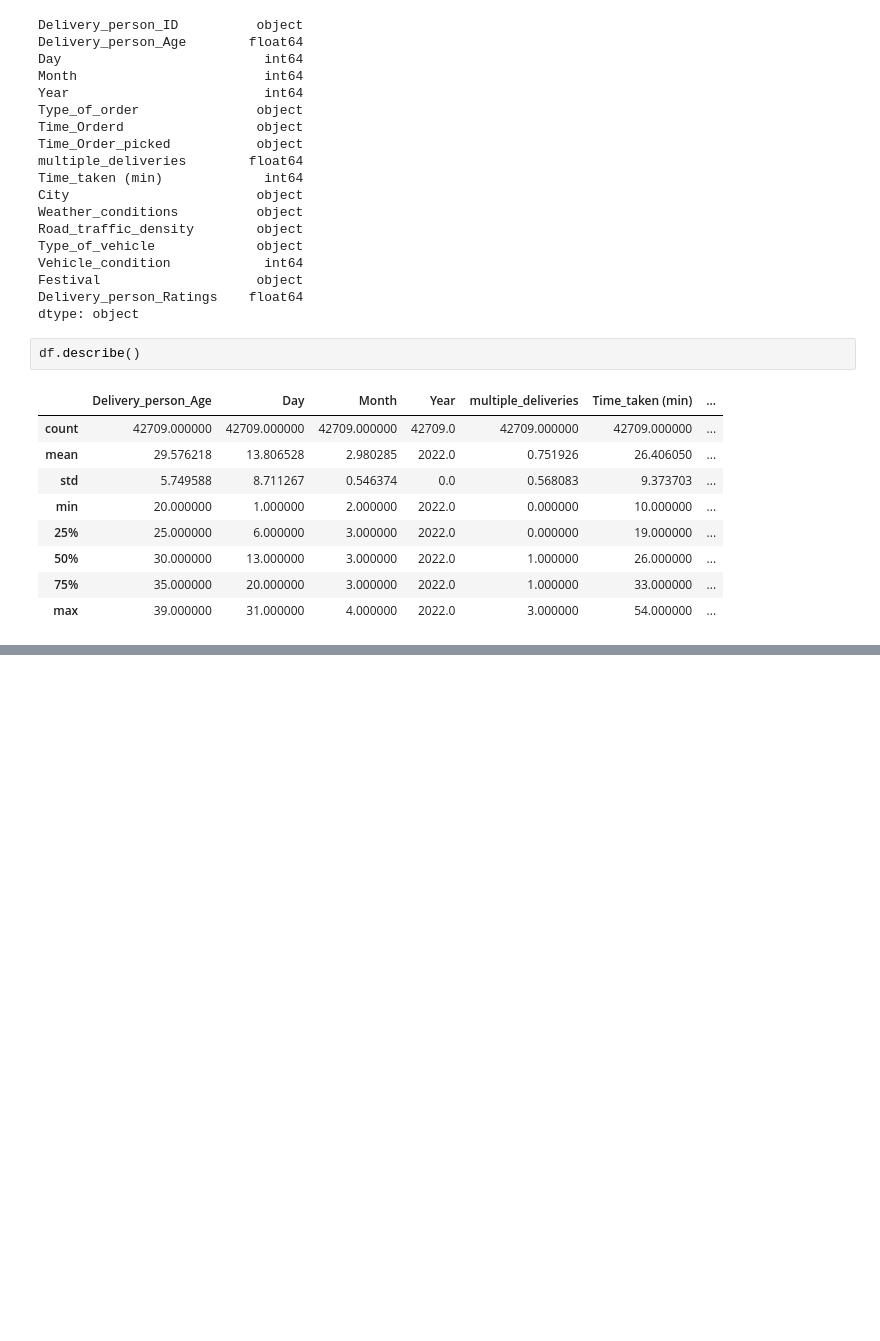
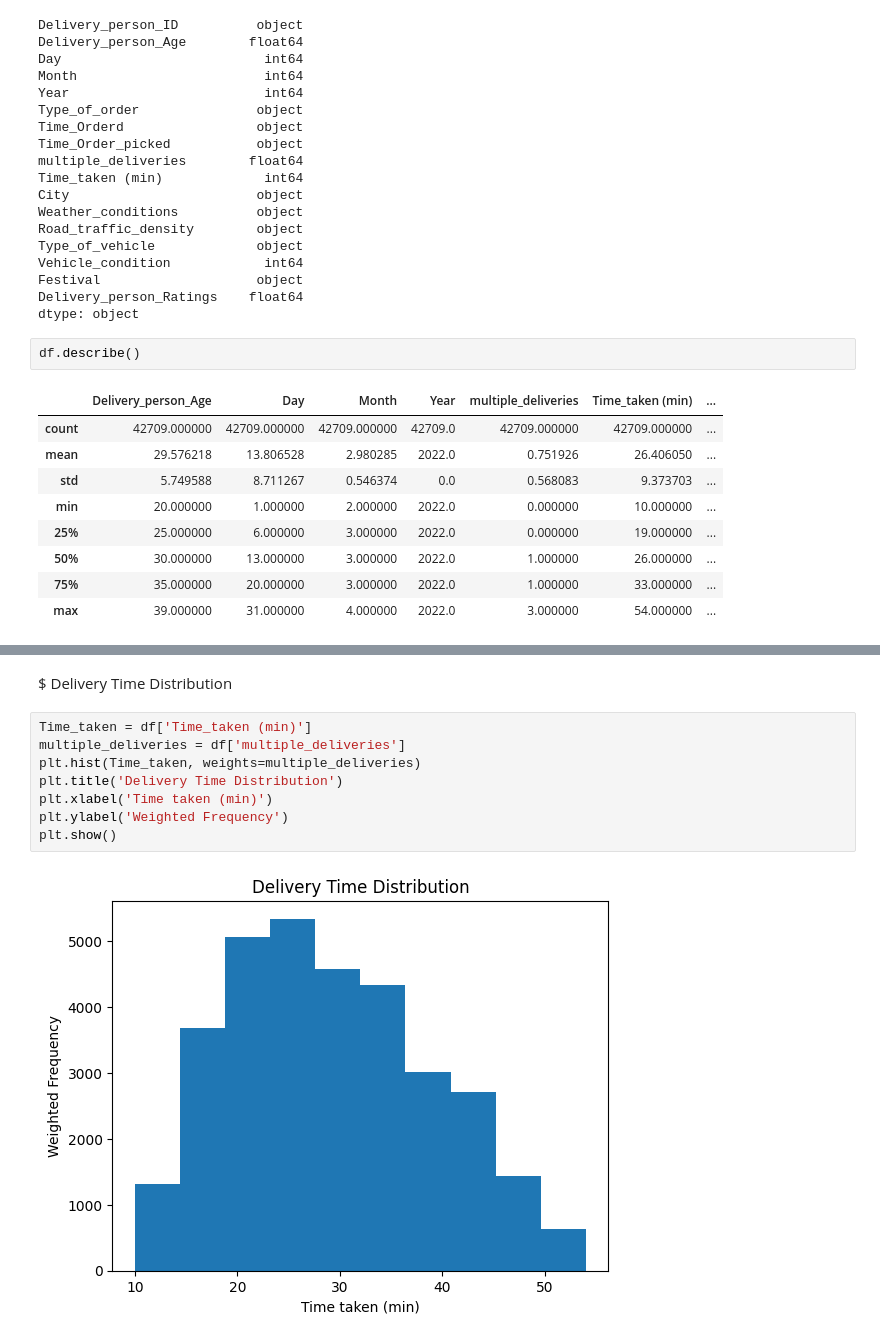
Before and after one commit to RanjitChavan7399/DEVL-MiniProject, a Jupyter notebook: miniproject.ipynb, the cells around one changed output, grey strips where cells are left out. Cells and saved outputs as stored; diff of their text form; blank space fills up the shorter version.

```diff
--- a/miniproject.ipynb
+++ b/miniproject.ipynb
@@ -643,0 +690,12 @@ df.describe()
+# %% [markdown]
+$ Delivery Time Distribution
+# %%
+Time_taken = df['Time_taken (min)']
+multiple_deliveries = df['multiple_deliveries']
+plt.hist(Time_taken, weights=multiple_deliveries)
+plt.title('Delivery Time Distribution')
+plt.xlabel('Time taken (min)')
+plt.ylabel('Weighted Frequency')
+plt.show()
+# %% [output]
+[figure, added]
```
Also changed, not shown: parts of 8 cells of this notebook.
